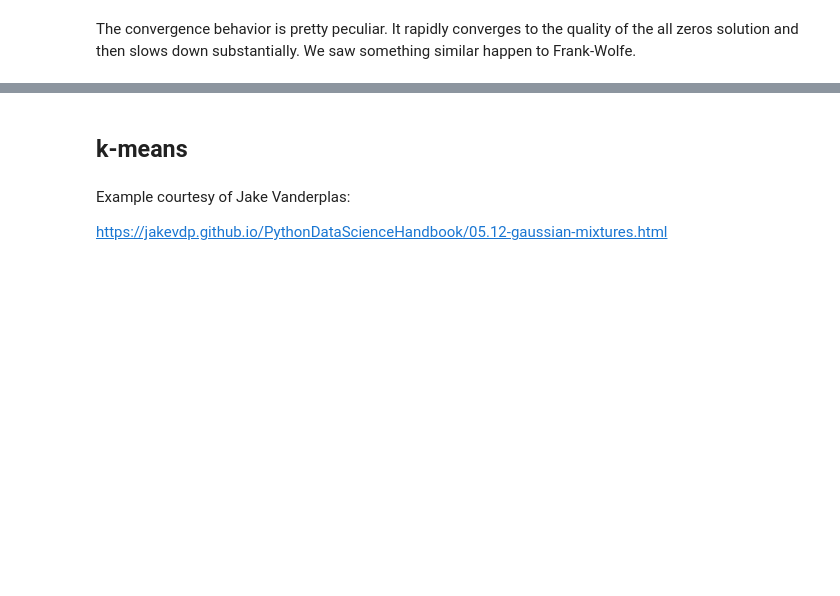
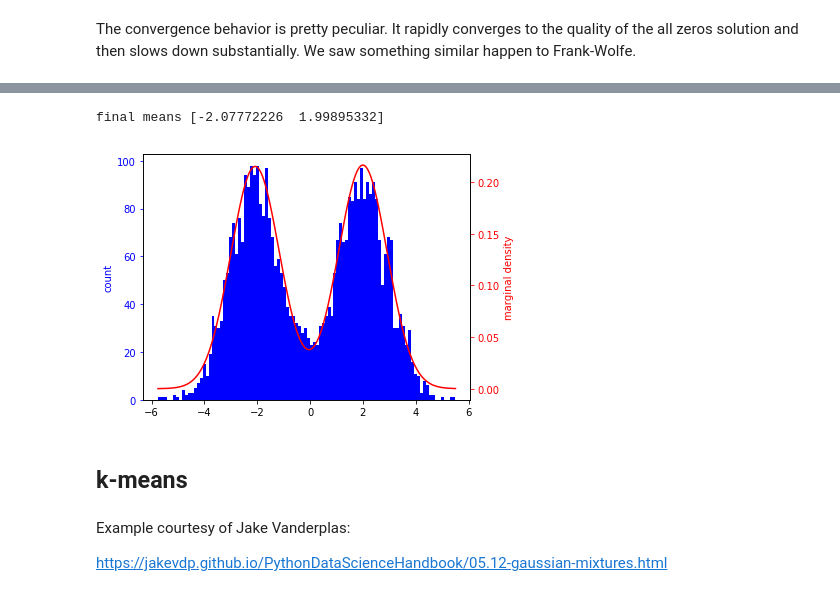
Before and after one commit to ee227c/ee227c.github.io, a Jupyter notebook: code/lecture19.ipynb, the cells around one changed output, grey strips where cells are left out. Drawn from its saved outputs; the diff is of its cells as text; code cells hidden in the pictures; blank space fills up the shorter version.

```diff
--- a/code/lecture19.ipynb
+++ b/code/lecture19.ipynb
@@ -343,3 +439,23 @@ init_latent = np.random.uniform(0, 1, len(data))
+# %%
+print('final means', thetas[-1][1])
+
+fig, ax1 = plt.subplots()
+ax1.hist(data, bins=100, color='b')
+ax1.set_ylabel('count', color='b')
+ax1.tick_params('y', colors='b')
+
+ax2 = ax1.twinx()
+ax2.set_ylabel('marginal density', color='r')
+ax2.tick_params('y', colors='r')
+xs = np.linspace(data.min(), data.max(), 10000)
+ax2.plot(
+    xs, np.sum(np.exp(gmm_joint(xs, thetas[-1])), axis=1),
+    color='r')
+fig.tight_layout()
+plt.show()
+# %% [output]
+final means [-2.07772226  1.99895332]
+[figure, added]
 # %% [markdown]
 <a name="kmeans"></a>
 
```
Also changed, not shown: parts of 18 cells of this notebook, 1 other file.
